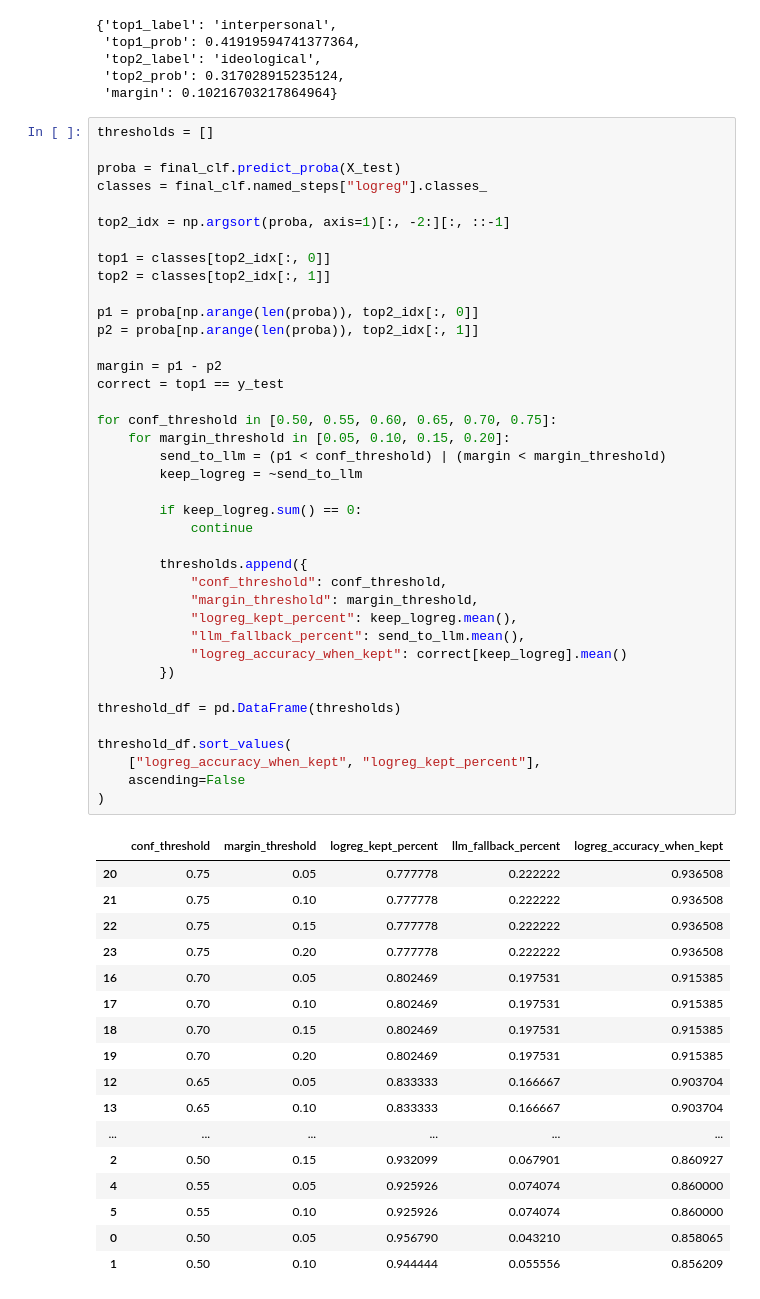
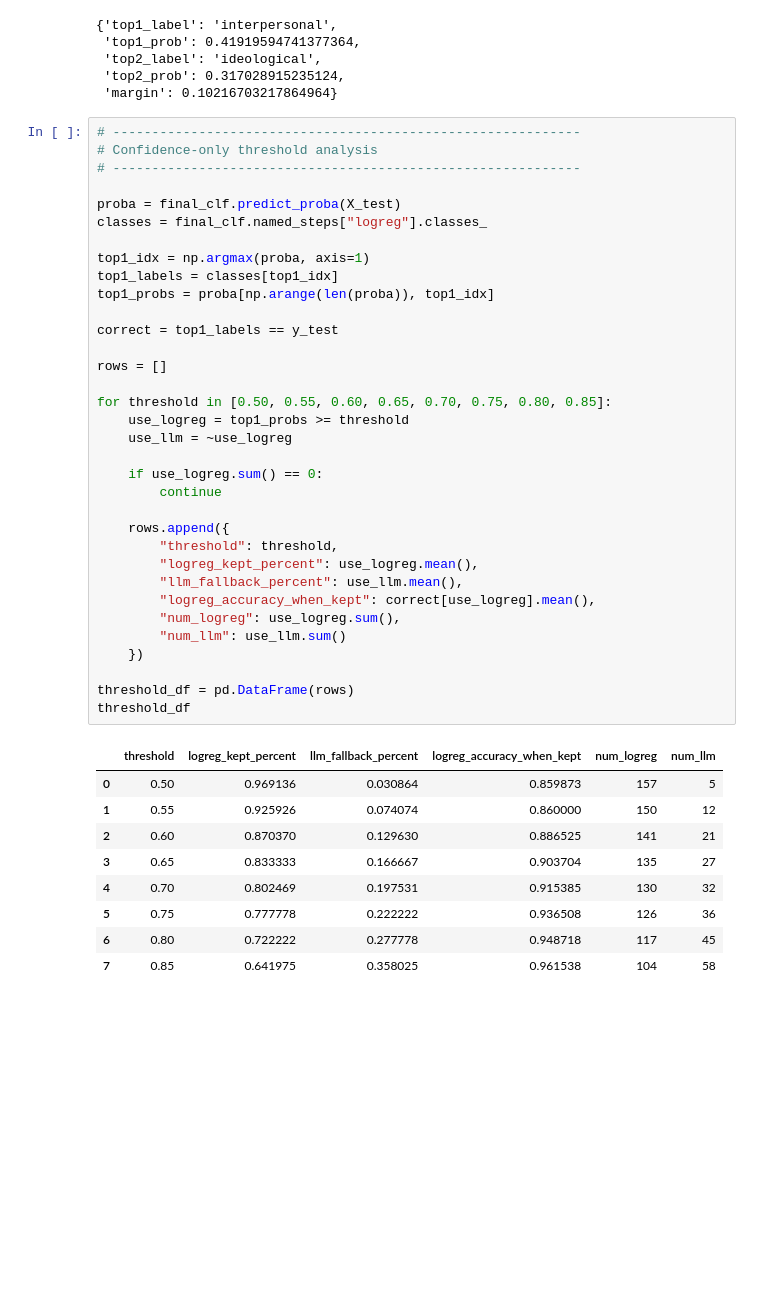
Before and after one commit to ritvik-123/114-Assignments-OS, a Jupyter notebook: Final_LogReg.ipynb, the cells around one changed output. Cells and saved outputs as stored; diff of their text form; blank space fills up the shorter version.

Commit message:
Working with an LLM hybrid system and its threshold

```diff
--- a/Final_LogReg.ipynb
+++ b/Final_LogReg.ipynb
@@ -525,59 +525,46 @@ result
  'top2_prob': 0.317028915235124,
  'margin': 0.10216703217864964}
 # %%
-thresholds = []
+# ------------------------------------------------------------
+# Confidence-only threshold analysis
+# ------------------------------------------------------------
 
 proba = final_clf.predict_proba(X_test)
 classes = final_clf.named_steps["logreg"].classes_
 
-top2_idx = np.argsort(proba, axis=1)[:, -2:][:, ::-1]
+top1_idx = np.argmax(proba, axis=1)
+top1_labels = classes[top1_idx]
+top1_probs = proba[np.arange(len(proba)), top1_idx]
 
-top1 = classes[top2_idx[:, 0]]
-top2 = classes[top2_idx[:, 1]]
+correct = top1_labels == y_test
 
-p1 = proba[np.arange(len(proba)), top2_idx[:, 0]]
-p2 = proba[np.arange(len(proba)), top2_idx[:, 1]]
+rows = []
 
-margin = p1 - p2
-correct = top1 == y_test
+for threshold in [0.50, 0.55, 0.60, 0.65, 0.70, 0.75, 0.80, 0.85]:
+    use_logreg = top1_probs >= threshold
+    use_llm = ~use_logreg
 
-for conf_threshold in [0.50, 0.55, 0.60, 0.65, 0.70, 0.75]:
-    for margin_threshold in [0.05, 0.10, 0.15, 0.20]:
-        send_to_llm = (p1 < conf_threshold) | (margin < margin_threshold)
-        keep_logreg = ~send_to_llm
+    if use_logreg.sum() == 0:
+        continue
 
-        if keep_logreg.sum() == 0:
-            continue
+    rows.append({
+        "threshold": threshold,
+        "logreg_kept_percent": use_logreg.mean(),
+        "llm_fallback_percent": use_llm.mean(),
+        "logreg_accuracy_when_kept": correct[use_logreg].mean(),
+        "num_logreg": use_logreg.sum(),
+        "num_llm": use_llm.sum()
+    })
 
-        thresholds.append({
-            "conf_threshold": conf_threshold,
-            "margin_threshold": margin_threshold,
-            "logreg_kept_percent": keep_logreg.mean(),
-            "llm_fallback_percent": send_to_llm.mean(),
-            "logreg_accuracy_when_kept": correct[keep_logreg].mean()
-        })
-
-threshold_df = pd.DataFrame(thresholds)
-
-threshold_df.sort_values(
-    ["logreg_accuracy_when_kept", "logreg_kept_percent"],
-    ascending=False
-)
+threshold_df = pd.DataFrame(rows)
+threshold_df
 # %% [output]
-|  | conf_threshold | margin_threshold | logreg_kept_percent | llm_fallback_percent | logreg_accuracy_when_kept |
-| 20 | 0.75 | 0.05 | 0.777778 | 0.222222 | 0.936508 |
-| 21 | 0.75 | 0.10 | 0.777778 | 0.222222 | 0.936508 |
-| 22 | 0.75 | 0.15 | 0.777778 | 0.222222 | 0.936508 |
-| 23 | 0.75 | 0.20 | 0.777778 | 0.222222 | 0.936508 |
-| 16 | 0.70 | 0.05 | 0.802469 | 0.197531 | 0.915385 |
-| 17 | 0.70 | 0.10 | 0.802469 | 0.197531 | 0.915385 |
-| 18 | 0.70 | 0.15 | 0.802469 | 0.197531 | 0.915385 |
-| 19 | 0.70 | 0.20 | 0.802469 | 0.197531 | 0.915385 |
-| 12 | 0.65 | 0.05 | 0.833333 | 0.166667 | 0.903704 |
-| 13 | 0.65 | 0.10 | 0.833333 | 0.166667 | 0.903704 |
-| ... | ... | ... | ... | ... | ... |
-| 2 | 0.50 | 0.15 | 0.932099 | 0.067901 | 0.860927 |
-| 4 | 0.55 | 0.05 | 0.925926 | 0.074074 | 0.860000 |
-| 5 | 0.55 | 0.10 | 0.925926 | 0.074074 | 0.860000 |
-| 0 | 0.50 | 0.05 | 0.956790 | 0.043210 | 0.858065 |
-| 1 | 0.50 | 0.10 | 0.944444 | 0.055556 | 0.856209 |
+|  | threshold | logreg_kept_percent | llm_fallback_percent | logreg_accuracy_when_kept | num_logreg | num_llm |
+| 0 | 0.50 | 0.969136 | 0.030864 | 0.859873 | 157 | 5 |
+| 1 | 0.55 | 0.925926 | 0.074074 | 0.860000 | 150 | 12 |
+| 2 | 0.60 | 0.870370 | 0.129630 | 0.886525 | 141 | 21 |
+| 3 | 0.65 | 0.833333 | 0.166667 | 0.903704 | 135 | 27 |
+| 4 | 0.70 | 0.802469 | 0.197531 | 0.915385 | 130 | 32 |
+| 5 | 0.75 | 0.777778 | 0.222222 | 0.936508 | 126 | 36 |
+| 6 | 0.80 | 0.722222 | 0.277778 | 0.948718 | 117 | 45 |
+| 7 | 0.85 | 0.641975 | 0.358025 | 0.961538 | 104 | 58 |
```
Also changed, not shown: parts of 2 cells of this notebook.
